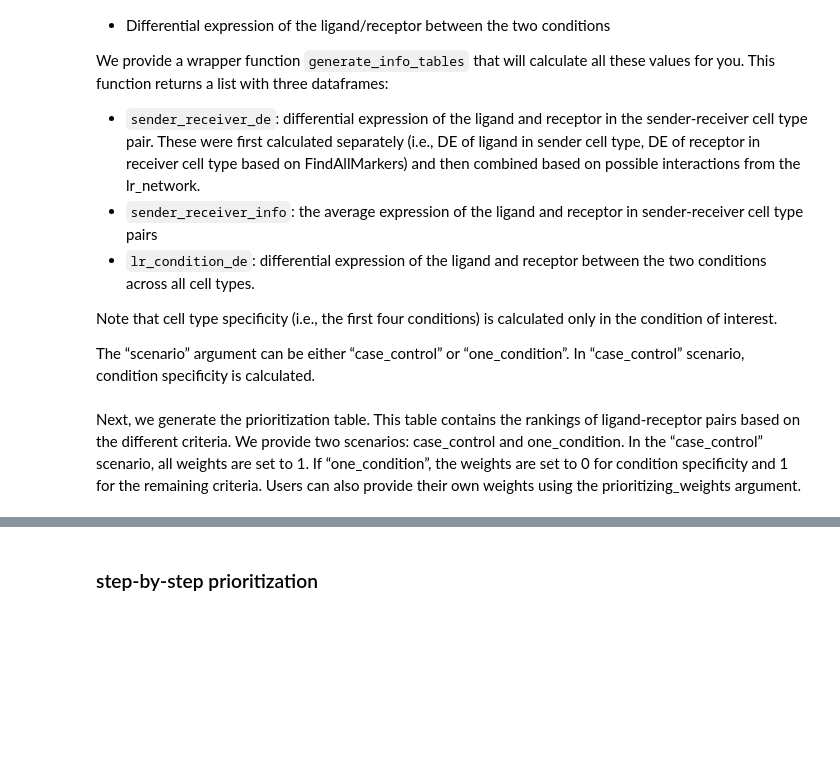
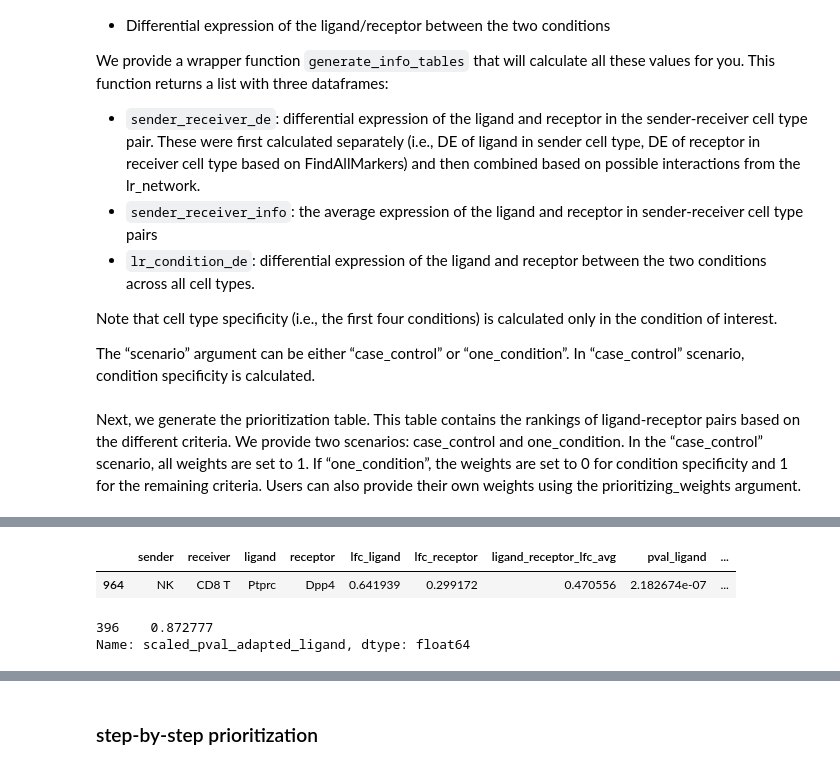
Before and after one commit to saeyslab/nichenetpy, a Jupyter notebook: notebooks/steps_prioritization.ipynb, the cells around one changed output, grey strips where cells are left out. Saved outputs shown, nothing was run; the diff lists cells and outputs as text; code cells hidden in the pictures; blank space fills up the shorter version.

```diff
--- a/notebooks/steps_prioritization.ipynb
+++ b/notebooks/steps_prioritization.ipynb
@@ -141,3 +123,23 @@ Name: pval_receptor, Length: 132, dtype: float64
+# %%
+info_tables["sender_receiver_de"][
+    (info_tables["sender_receiver_de"]["sender"] == "NK") &
+    (info_tables["sender_receiver_de"]["receiver"] == "CD8 T") &
+    (info_tables["sender_receiver_de"]["ligand"] == "Ptprc") &
+    (info_tables["sender_receiver_de"]["receptor"] == "Dpp4")
+]
+# %% [output]
+|  | sender | receiver | ligand | receptor | lfc_ligand | lfc_receptor | ligand_receptor_lfc_avg | pval_ligand | ... |
+| 964 | NK | CD8 T | Ptprc | Dpp4 | 0.641939 | 0.299172 | 0.470556 | 2.182674e-07 | ... |
+# %%
+prior_table[
+    (prior_table["sender"] == "NK") &
+    (prior_table["receiver"] == "CD8 T") &
+    (prior_table["ligand"] == "Ptprc") &
+    (prior_table["receptor"] == "Dpp4")
+]["scaled_pval_adapted_ligand"]
+# %% [output]
+396    0.872777
+Name: scaled_pval_adapted_ligand, dtype: float64
 # %%
 prior_table[["sender", "receiver", "ligand", "receptor", "prioritization_score"]].drop_duplicates()
 # %% [output]
```
Also changed, not shown: parts of 6 cells of this notebook, 4 other files.
